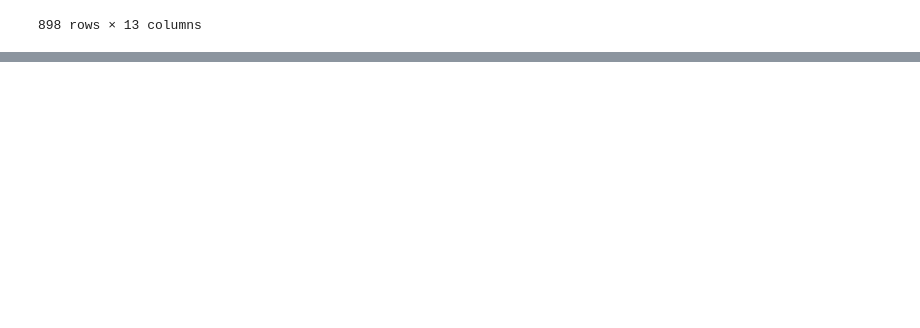
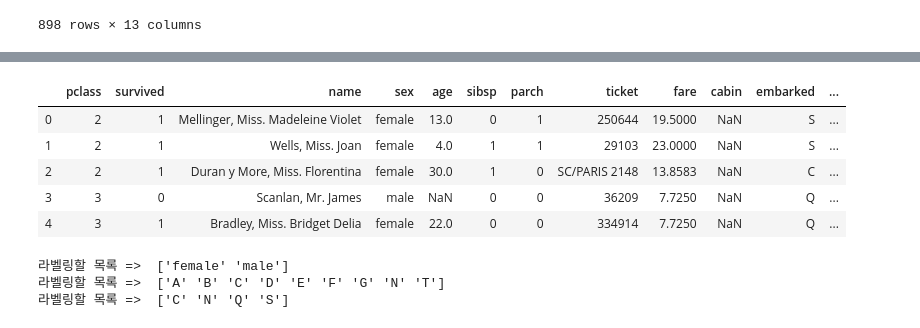
Before and after one commit to kwak-dong-su/data-crawling, a Jupyter notebook: data10/K-Fold.ipynb, the cells around one changed output, grey strips where cells are left out. Saved outputs shown, nothing was run; the diff lists cells and outputs as text; code cells hidden in the pictures; blank space fills up the shorter version.

```diff
--- a/data10/K-Fold.ipynb
+++ b/data10/K-Fold.ipynb
@@ -74,0 +176,17 @@ titanic
+# %%
+titanic=pd.read_csv('titanic_train.csv')
+titanic.head()
+# %% [output]
+|  | pclass | survived | name | sex | age | sibsp | parch | ticket | fare | cabin | embarked | ... |
+| 0 | 2 | 1 | Mellinger, Miss. Madeleine Violet | female | 13.0 | 0 | 1 | 250644 | 19.5000 | NaN | S | ... |
+| 1 | 2 | 1 | Wells, Miss. Joan | female | 4.0 | 1 | 1 | 29103 | 23.0000 | NaN | S | ... |
+| 2 | 2 | 1 | Duran y More, Miss. Florentina | female | 30.0 | 1 | 0 | SC/PARIS 2148 | 13.8583 | NaN | C | ... |
+| 3 | 3 | 0 | Scanlan, Mr. James | male | NaN | 0 | 0 | 36209 | 7.7250 | NaN | Q | ... |
+| 4 | 3 | 1 | Bradley, Miss. Bridget Delia | female | 22.0 | 0 | 0 | 334914 | 7.7250 | NaN | Q | ... |
+# %%
+# 데이터 전처리 호출
+preprocessing()
+# %% [output]
+라벨링할 목록 =>  ['female' 'male']
+라벨링할 목록 =>  ['A' 'B' 'C' 'D' 'E' 'F' 'G' 'N' 'T']
+라벨링할 목록 =>  ['C' 'N' 'Q' 'S']
```
Also changed, not shown: parts of 36 cells of this notebook, 2 other files.
